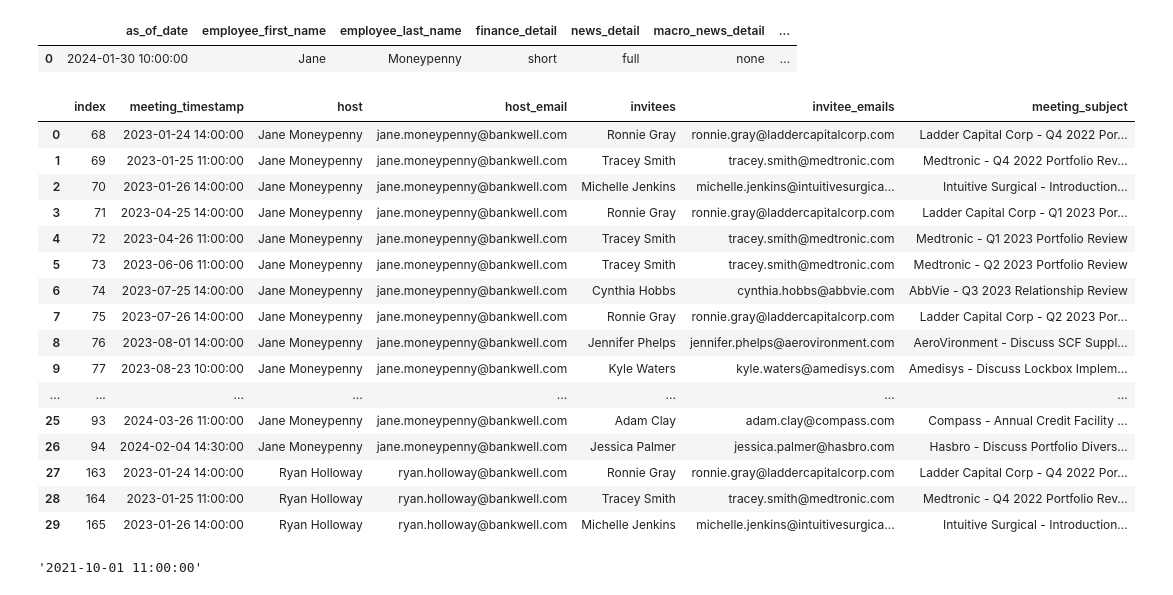
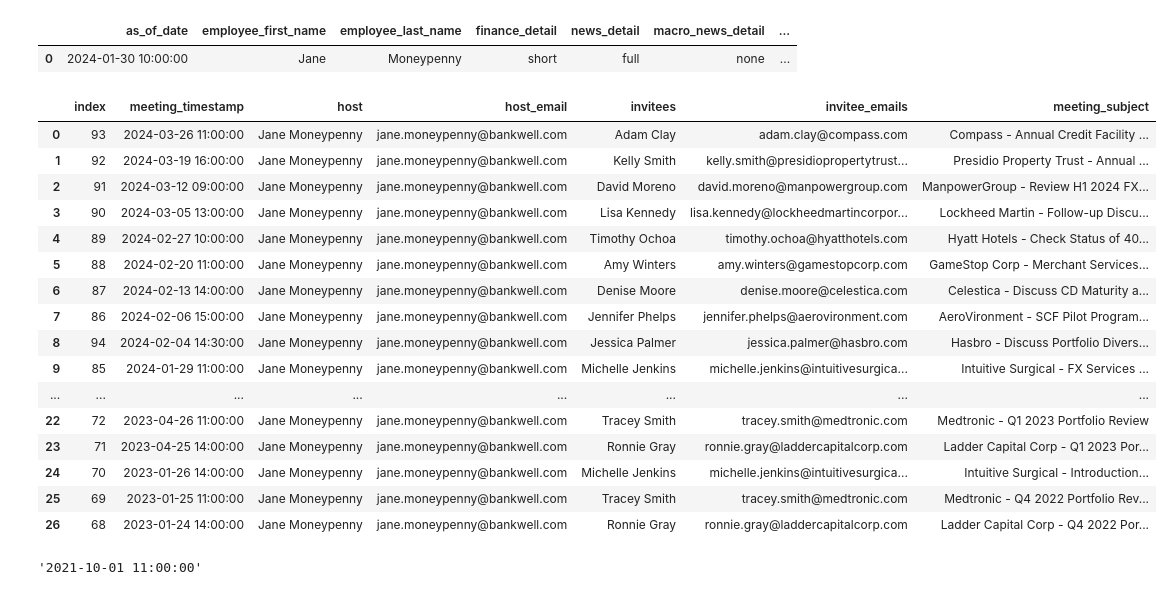
Before and after one commit to ConvoAI-Capstone-SpSu2025/currensee, a Jupyter notebook: notebooks/1.0-data_loading/7.0-preference-data-testing.ipynb, the cells around one changed output. Cells and saved outputs as stored; diff of their text form; code cells hidden in the pictures.

Commit message:
add testing of meeting categorization

```diff
--- a/notebooks/1.0-data_loading/7.0-preference-data-testing.ipynb
+++ b/notebooks/1.0-data_loading/7.0-preference-data-testing.ipynb
@@ -192,26 +192,29 @@ pref_df.head()
 |  | as_of_date | employee_first_name | employee_last_name | finance_detail | news_detail | macro_news_detail | ... |
 | 0 | 2024-01-30 10:00:00 | Jane | Moneypenny | short | full | none | ... |
 # %%
-df = pd.read_sql("SELECT * from meeting_data where meeting_timestamp > 	'2023-01-23 10:00:00' ", con=engine)
+df = pd.read_sql("""SELECT * from meeting_data where meeting_timestamp > '2023-01-23 10:00:00'
+and host_email = 'jane.moneypenny@bankwell.com'
+and
+order by meeting_timestamp desc """, con=engine)
 df.head(30)
 # %% [output]
 |  | index | meeting_timestamp | host | host_email | invitees | invitee_emails | meeting_subject |
-| 0 | 68 | 2023-01-24 14:00:00 | Jane Moneypenny | jane.moneypenny@bankwell.com | Ronnie Gray | ronnie.gray@laddercapitalcorp.com | Ladder Capital Corp - Q4 2022 Por... |
-| 1 | 69 | 2023-01-25 11:00:00 | Jane Moneypenny | jane.moneypenny@bankwell.com | Tracey Smith | tracey.smith@medtronic.com | Medtronic - Q4 2022 Portfolio Rev... |
-| 2 | 70 | 2023-01-26 14:00:00 | Jane Moneypenny | jane.moneypenny@bankwell.com | Michelle Jenkins | michelle.jenkins@intuitivesurgica... | Intuitive Surgical - Introduction... |
-| 3 | 71 | 2023-04-25 14:00:00 | Jane Moneypenny | jane.moneypenny@bankwell.com | Ronnie Gray | ronnie.gray@laddercapitalcorp.com | Ladder Capital Corp - Q1 2023 Por... |
-| 4 | 72 | 2023-04-26 11:00:00 | Jane Moneypenny | jane.moneypenny@bankwell.com | Tracey Smith | tracey.smith@medtronic.com | Medtronic - Q1 2023 Portfolio Review |
-| 5 | 73 | 2023-06-06 11:00:00 | Jane Moneypenny | jane.moneypenny@bankwell.com | Tracey Smith | tracey.smith@medtronic.com | Medtronic - Q2 2023 Portfolio Review |
-| 6 | 74 | 2023-07-25 14:00:00 | Jane Moneypenny | jane.moneypenny@bankwell.com | Cynthia Hobbs | cynthia.hobbs@abbvie.com | AbbVie - Q3 2023 Relationship Review |
-| 7 | 75 | 2023-07-26 14:00:00 | Jane Moneypenny | jane.moneypenny@bankwell.com | Ronnie Gray | ronnie.gray@laddercapitalcorp.com | Ladder Capital Corp - Q2 2023 Por... |
-| 8 | 76 | 2023-08-01 14:00:00 | Jane Moneypenny | jane.moneypenny@bankwell.com | Jennifer Phelps | jennifer.phelps@aerovironment.com | AeroVironment - Discuss SCF Suppl... |
-| 9 | 77 | 2023-08-23 10:00:00 | Jane Moneypenny | jane.moneypenny@bankwell.com | Kyle Waters | kyle.waters@amedisys.com | Amedisys - Discuss Lockbox Implem... |
+| 0 | 93 | 2024-03-26 11:00:00 | Jane Moneypenny | jane.moneypenny@bankwell.com | Adam Clay | adam.clay@compass.com | Compass - Annual Credit Facility ... |
+| 1 | 92 | 2024-03-19 16:00:00 | Jane Moneypenny | jane.moneypenny@bankwell.com | Kelly Smith | kelly.smith@presidiopropertytrust... | Presidio Property Trust - Annual ... |
+| 2 | 91 | 2024-03-12 09:00:00 | Jane Moneypenny | jane.moneypenny@bankwell.com | David Moreno | david.moreno@manpowergroup.com | ManpowerGroup - Review H1 2024 FX... |
+| 3 | 90 | 2024-03-05 13:00:00 | Jane Moneypenny | jane.moneypenny@bankwell.com | Lisa Kennedy | lisa.kennedy@lockheedmartincorpor... | Lockheed Martin - Follow-up Discu... |
+| 4 | 89 | 2024-02-27 10:00:00 | Jane Moneypenny | jane.moneypenny@bankwell.com | Timothy Ochoa | timothy.ochoa@hyatthotels.com | Hyatt Hotels - Check Status of 40... |
+| 5 | 88 | 2024-02-20 11:00:00 | Jane Moneypenny | jane.moneypenny@bankwell.com | Amy Winters | amy.winters@gamestopcorp.com | GameStop Corp - Merchant Services... |
+| 6 | 87 | 2024-02-13 14:00:00 | Jane Moneypenny | jane.moneypenny@bankwell.com | Denise Moore | denise.moore@celestica.com | Celestica - Discuss CD Maturity a... |
+| 7 | 86 | 2024-02-06 15:00:00 | Jane Moneypenny | jane.moneypenny@bankwell.com | Jennifer Phelps | jennifer.phelps@aerovironment.com | AeroVironment - SCF Pilot Program... |
+| 8 | 94 | 2024-02-04 14:30:00 | Jane Moneypenny | jane.moneypenny@bankwell.com | Jessica Palmer | jessica.palmer@hasbro.com | Hasbro - Discuss Portfolio Divers... |
+| 9 | 85 | 2024-01-29 11:00:00 | Jane Moneypenny | jane.moneypenny@bankwell.com | Michelle Jenkins | michelle.jenkins@intuitivesurgica... | Intuitive Surgical - FX Services ... |
 | ... | ... | ... | ... | ... | ... | ... | ... |
-| 25 | 93 | 2024-03-26 11:00:00 | Jane Moneypenny | jane.moneypenny@bankwell.com | Adam Clay | adam.clay@compass.com | Compass - Annual Credit Facility ... |
-| 26 | 94 | 2024-02-04 14:30:00 | Jane Moneypenny | jane.moneypenny@bankwell.com | Jessica Palmer | jessica.palmer@hasbro.com | Hasbro - Discuss Portfolio Divers... |
-| 27 | 163 | 2023-01-24 14:00:00 | Ryan Holloway | ryan.holloway@bankwell.com | Ronnie Gray | ronnie.gray@laddercapitalcorp.com | Ladder Capital Corp - Q4 2022 Por... |
-| 28 | 164 | 2023-01-25 11:00:00 | Ryan Holloway | ryan.holloway@bankwell.com | Tracey Smith | tracey.smith@medtronic.com | Medtronic - Q4 2022 Portfolio Rev... |
-| 29 | 165 | 2023-01-26 14:00:00 | Ryan Holloway | ryan.holloway@bankwell.com | Michelle Jenkins | michelle.jenkins@intuitivesurgica... | Intuitive Surgical - Introduction... |
+| 22 | 72 | 2023-04-26 11:00:00 | Jane Moneypenny | jane.moneypenny@bankwell.com | Tracey Smith | tracey.smith@medtronic.com | Medtronic - Q1 2023 Portfolio Review |
+| 23 | 71 | 2023-04-25 14:00:00 | Jane Moneypenny | jane.moneypenny@bankwell.com | Ronnie Gray | ronnie.gray@laddercapitalcorp.com | Ladder Capital Corp - Q1 2023 Por... |
+| 24 | 70 | 2023-01-26 14:00:00 | Jane Moneypenny | jane.moneypenny@bankwell.com | Michelle Jenkins | michelle.jenkins@intuitivesurgica... | Intuitive Surgical - Introduction... |
+| 25 | 69 | 2023-01-25 11:00:00 | Jane Moneypenny | jane.moneypenny@bankwell.com | Tracey Smith | tracey.smith@medtronic.com | Medtronic - Q4 2022 Portfolio Rev... |
+| 26 | 68 | 2023-01-24 14:00:00 | Jane Moneypenny | jane.moneypenny@bankwell.com | Ronnie Gray | ronnie.gray@laddercapitalcorp.com | Ladder Capital Corp - Q4 2022 Por... |
 # %%
 
 
```
Also changed, not shown: parts of 1 cell of this notebook, 3 other files.
